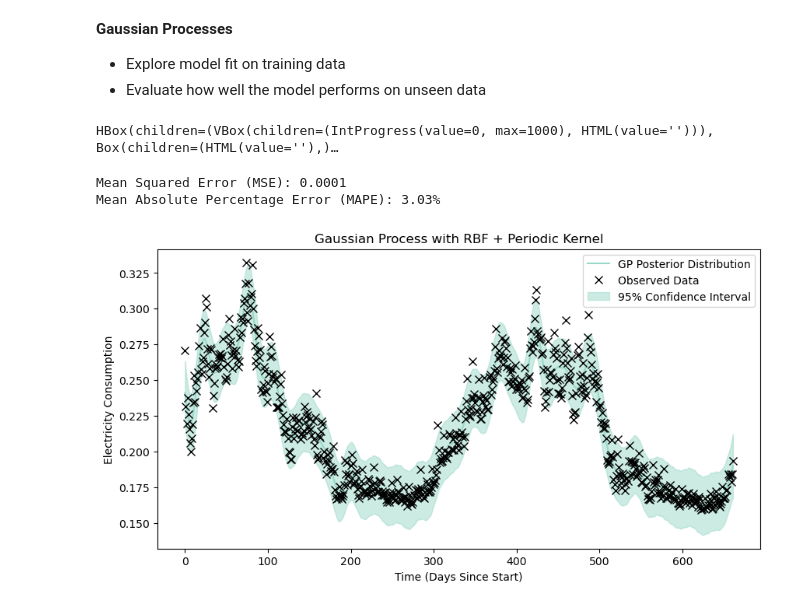
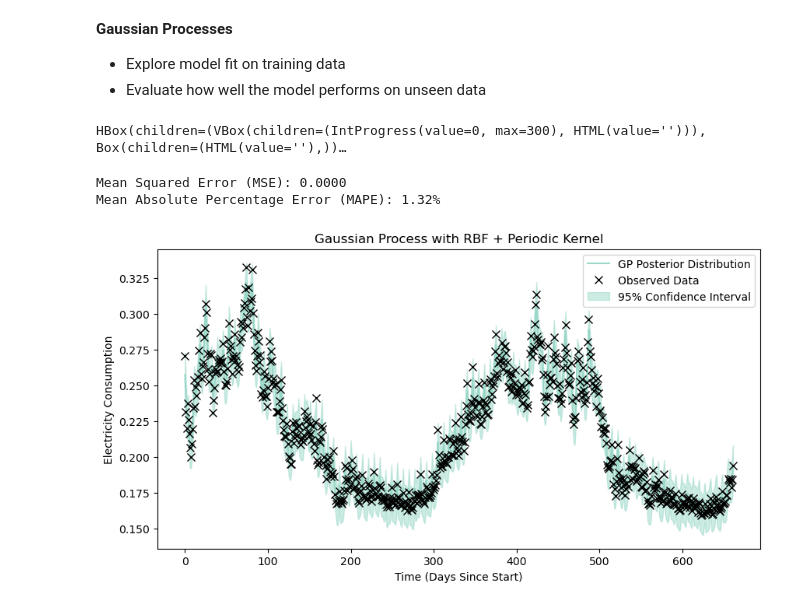
Before and after one commit to chowfi/electricity_demand_forecasting, a Jupyter notebook: notebooks/models.ipynb, the cells around one changed output. Saved outputs shown, nothing was run; the diff lists cells and outputs as text; code cells hidden in the pictures.

Commit message:
include (1) new GP Kernels and (2) Fourier Terms as exog variable for SARIMAX to model yearly seasonality

```diff
--- a/notebooks/models.ipynb
+++ b/notebooks/models.ipynb
@@ -724,44 +1004,50 @@ y_mean = y.mean()
 y_std = y.std()
 y_normalized = (y - y_mean) / y_std
 
-k_rbf = GPy.kern.RBF(input_dim=1, variance=1, lengthscale=10)
-k_periodic = GPy.kern.PeriodicExponential(input_dim=1, variance=1, lengthscale=10, period=7)
-kernel = k_rbf + k_periodic
+# k_rbf = GPy.kern.RBF(input_dim=1, variance=1, lengthscale=10)
+# k_periodic = GPy.kern.PeriodicExponential(input_dim=1, variance=1, lengthscale=10, period=7)
+# k_periodic2 = GPy.kern.PeriodicExponential(input_dim=1, variance=1, lengthscale=50, period=365)
+# kernel = k_rbf + k_periodic * k_periodic2
+
+k_rbf = GPy.kern.RBF(input_dim=1, variance=1.0, lengthscale=50.0)
+k_periodic = GPy.kern.StdPeriodic(input_dim=1, variance=0.7, lengthscale=20.0, period=7)
+k_periodic2 = GPy.kern.StdPeriodic(input_dim=1, variance=0.7, lengthscale=30.0, period=365)
+kernel = k_rbf + k_periodic + k_periodic2
 
 model = GPy.models.GPRegression(X, y_normalized, kernel)
-model.optimize(messages=True, max_iters=1000)
+model.optimize(messages=True, max_iters=300)
 
 y_pred_mean, y_var = model.predict(X)
 y_pred_mean = y_pred_mean * y_std + y_mean
 y_pred_std = np.sqrt(y_var) * y_std
 
 mse = mean_squared_error(y, y_pred_mean)
 mape = mean_absolute_percentage_error(y, y_pred_mean)
 
 print(f"Mean Squared Error (MSE): {mse:.4f}")
 print(f"Mean Absolute Percentage Error (MAPE): {mape:.2%}")
 
 plt.figure(figsize=(10, 5))
 plt.plot(X, y_pred_mean, color='#99d8c9', label='GP Posterior Distribution')
 plt.plot(X, y, 'x', color='k', label='Observed Data', markersize=7)
 plt.fill_between(
     X.flatten(),
     (y_pred_mean - 2 * y_pred_std).flatten(),
     (y_pred_mean + 2 * y_pred_std).flatten(),
     color='#99d8c9',
     alpha=0.5,
     label="95% Confidence Interval",
 )
 plt.legend()
 plt.xlabel('Time (Days Since Start)')
 plt.ylabel('Electricity Consumption')
 plt.title('Gaussian Process with RBF + Periodic Kernel')
 plt.show()
 # %% [output]
-HBox(children=(VBox(children=(IntProgress(value=0, max=1000), HTML(value=''))), Box(children=(HTML(value=''),)…
+HBox(children=(VBox(children=(IntProgress(value=0, max=300), HTML(value=''))), Box(children=(HTML(value=''),))…
-Mean Squared Error (MSE): 0.0001
-Mean Absolute Percentage Error (MAPE): 3.03%
+Mean Squared Error (MSE): 0.0000
+Mean Absolute Percentage Error (MAPE): 1.32%
-[figure, old version]
+[figure, new version]
 # %%
 test_series.index = pd.to_datetime(test_series.index)
 X_test = (test_series.index - train_series.index.min()).days.values.reshape(-1, 1)
```
Also changed, not shown: parts of 16 cells of this notebook.
